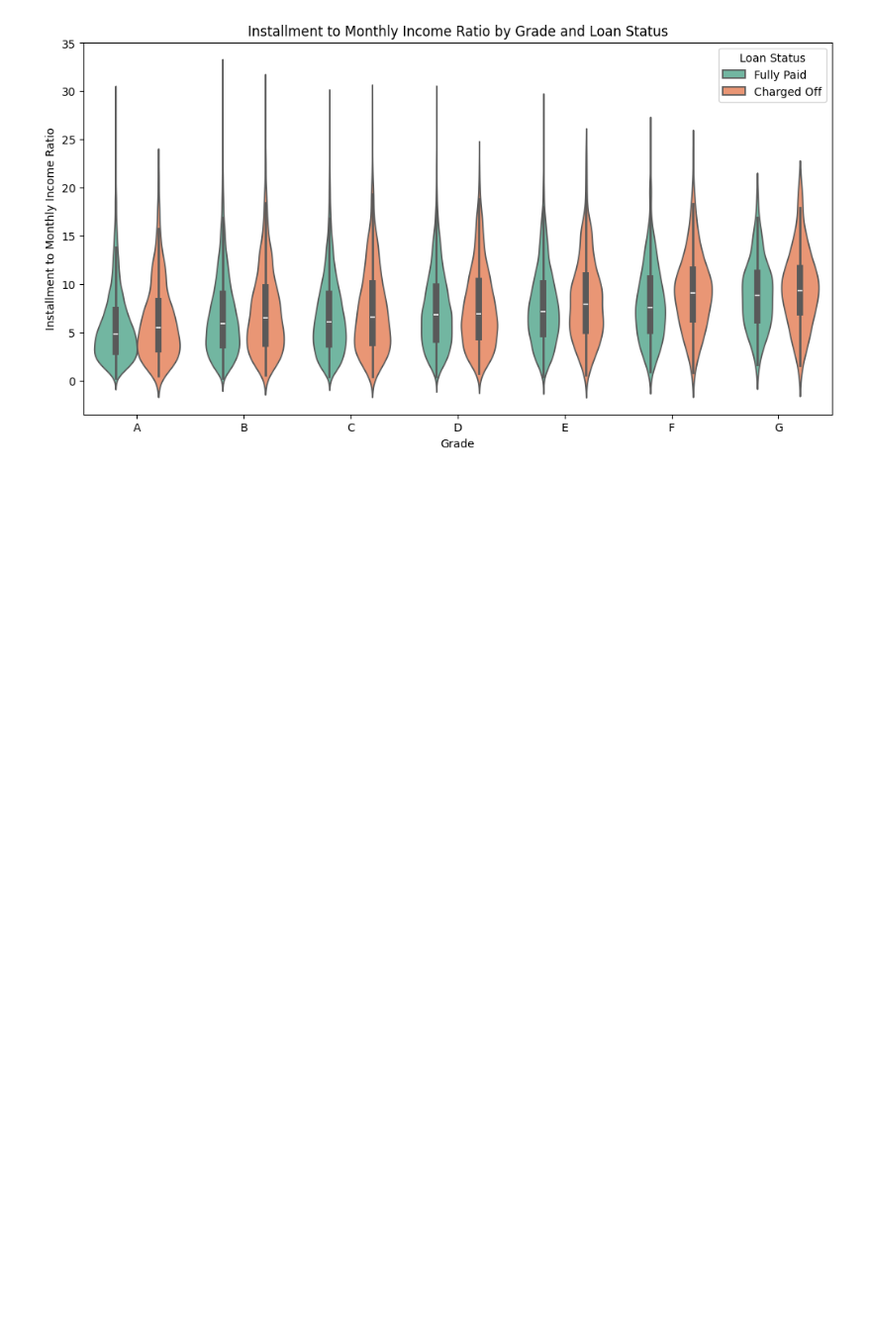
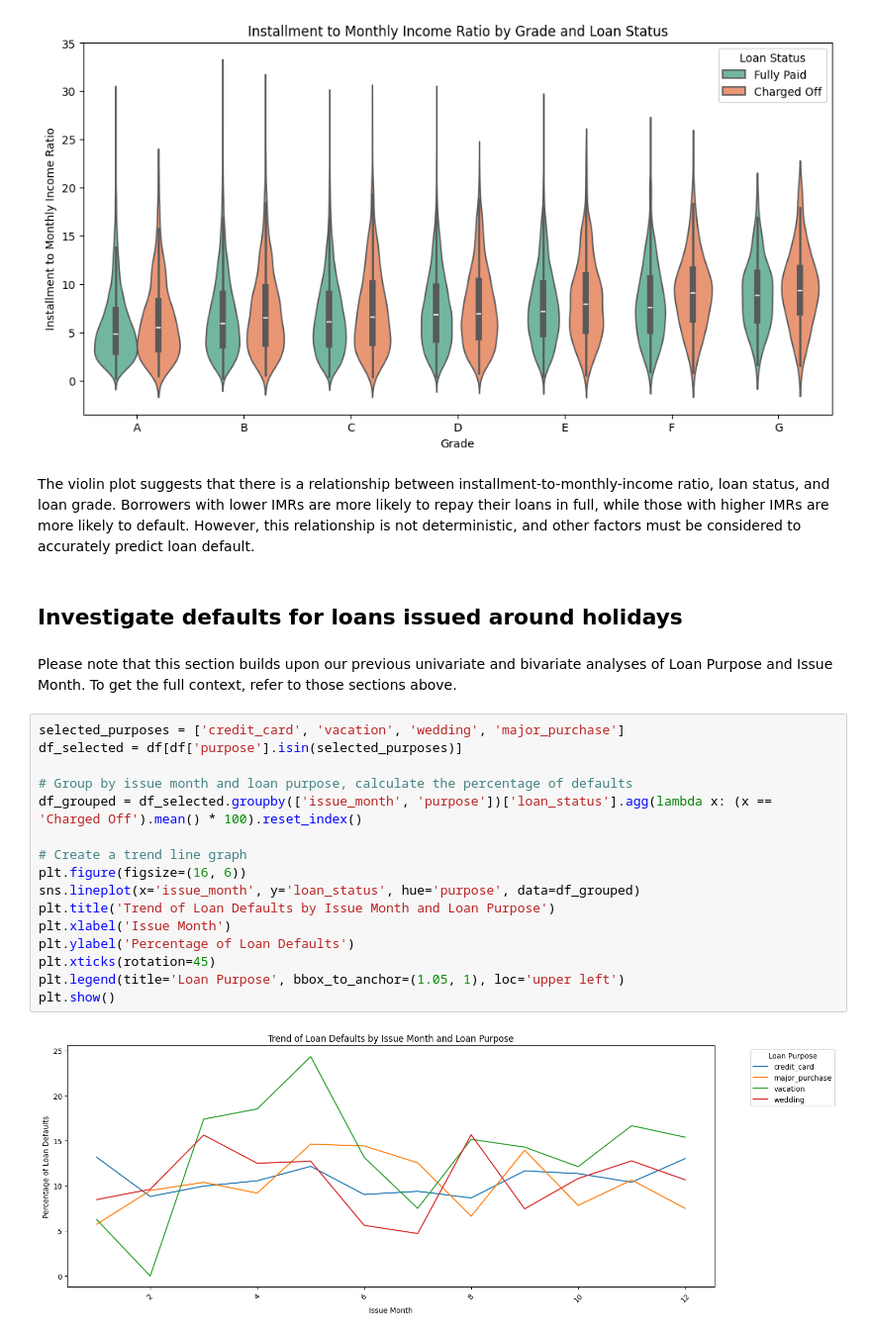
Before and after one commit to kk20krishna/Lending-Club-Case-Study, a Jupyter notebook: Lending_Club_Case_Study.ipynb, the cells around one changed output. Shown at 99% size. Saved outputs shown, nothing was run; the diff lists cells and outputs as text; blank space fills up the shorter version.

```diff
--- a/Lending_Club_Case_Study.ipynb
+++ b/Lending_Club_Case_Study.ipynb
@@ -1741,3 +1817,27 @@ plt.legend(title='Loan Status')
 plt.show()
 # %% [output]
 [figure]
+# %% [markdown]
+The violin plot suggests that there is a relationship between installment-to-monthly-income ratio, loan status, and loan grade. Borrowers with lower IMRs are more likely to repay their loans in full, while those with higher IMRs are more likely to default. However, this relationship is not deterministic, and other factors must be considered to accurately predict loan default.
+# %% [markdown]
+## Investigate defaults for loans issued around holidays
+# %% [markdown]
+Please note that this section builds upon our previous univariate and bivariate analyses of Loan Purpose and Issue Month. To get the full context, refer to those sections above.
+# %%
+selected_purposes = ['credit_card', 'vacation', 'wedding', 'major_purchase']
+df_selected = df[df['purpose'].isin(selected_purposes)]
+
+# Group by issue month and loan purpose, calculate the percentage of defaults
+df_grouped = df_selected.groupby(['issue_month', 'purpose'])['loan_status'].agg(lambda x: (x == 'Charged Off').mean() * 100).reset_index()
+
+# Create a trend line graph
+plt.figure(figsize=(16, 6))
+sns.lineplot(x='issue_month', y='loan_status', hue='purpose', data=df_grouped)
+plt.title('Trend of Loan Defaults by Issue Month and Loan Purpose')
+plt.xlabel('Issue Month')
+plt.ylabel('Percentage of Loan Defaults')
+plt.xticks(rotation=45)
+plt.legend(title='Loan Purpose', bbox_to_anchor=(1.05, 1), loc='upper left')
+plt.show()
+# %% [output]
+[figure, added]
```
Also changed, not shown: parts of 57 cells of this notebook.
